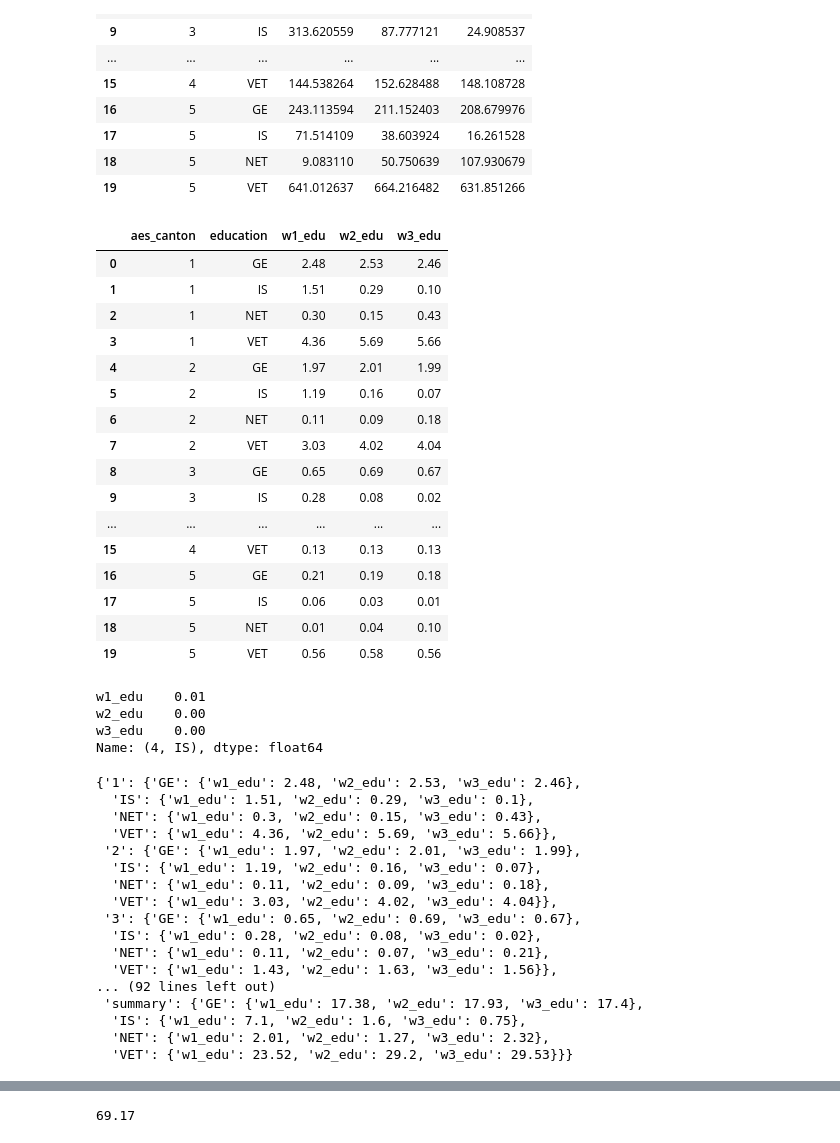
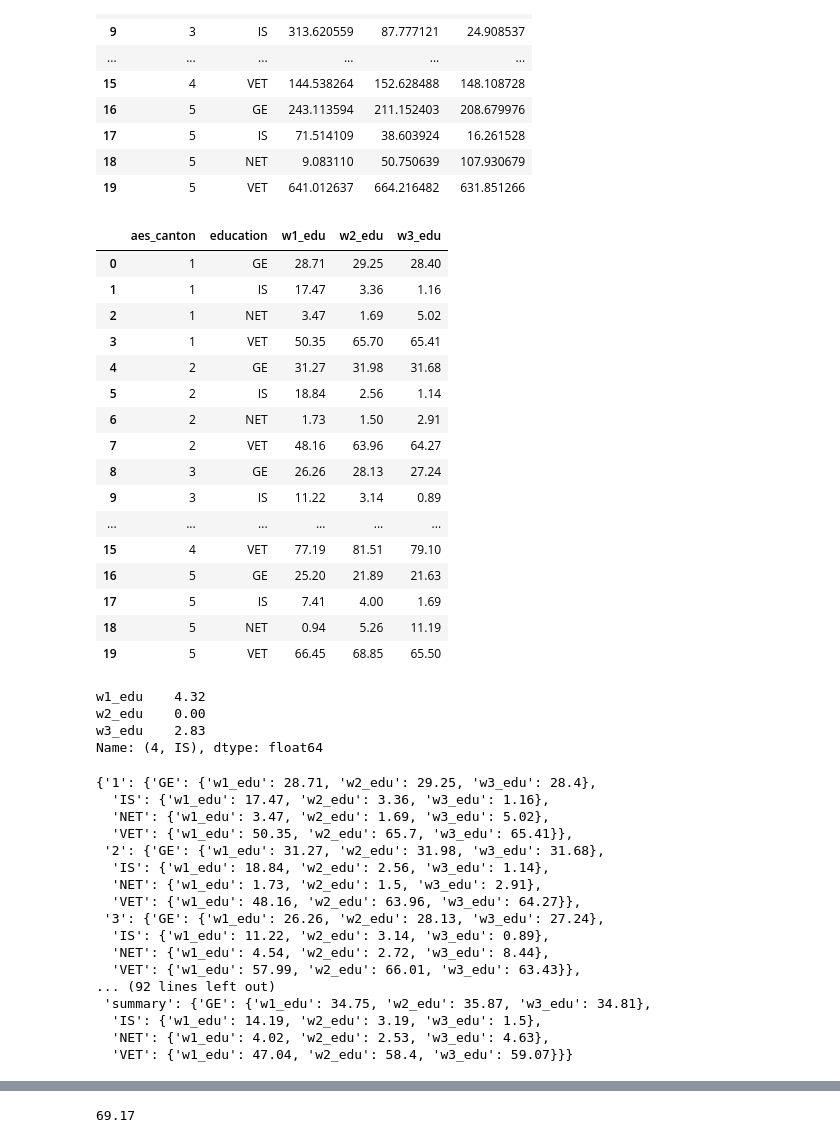
Before and after one commit to CptMeh/TREE-Visualisation, a Jupyter notebook: data/data_curration.ipynb, the cells around one changed output, grey strips where cells are left out. Cells and saved outputs as stored; diff of their text form; code cells hidden in the pictures.

Commit message:
data in % per canton to 1 percentile

```diff
--- a/data/data_curration.ipynb
+++ b/data/data_curration.ipynb
@@ -119,51 +119,51 @@ edu_count.head(20)
 # %%
 '''
 Summarise the columns w1_weighted_count, w2_weighted_count, and w3_weighted_count across all aes_canton for each education category,
 and then append these summaries back to your original DataFrame.
 '''
 
 summary_df = edu_count.groupby('education').sum().reset_index()
 summary_df.drop('aes_canton', axis=1, inplace=True)
 summary_df['aes_canton'] = 'summary'
 final_df = pd.concat([edu_count, summary_df], ignore_index=True)
 final_df.fillna(0.0, inplace=True)
 
-group_sums = final_df.groupby('aes_canton')['w1_edu', 'w2_edu', 'w3_edu'].transform('sum')
+group_sums = final_df.groupby('aes_canton')[['w1_edu', 'w2_edu', 'w3_edu']].transform('sum')
 
 # Convert each column to a percentage of its total
-final_df['w1_edu'] = ((final_df['w1_edu'] / group_sums['w1_edu']) * 100).round(2)
-final_df['w2_edu'] = ((final_df['w2_edu'] / group_sums['w2_edu']) * 100).round(2)
-final_df['w3_edu'] = ((final_df['w3_edu'] / group_sums['w3_edu']) * 100).round(2)
+final_df['w1_edu'] = ((final_df['w1_edu'] / group_sums['w1_edu']) * 100).round(1)
+final_df['w2_edu'] = ((final_df['w2_edu'] / group_sums['w2_edu']) * 100).round(1)
+final_df['w3_edu'] = ((final_df['w3_edu'] / group_sums['w3_edu']) * 100).round(1)
 
 
 final_df.to_csv('./study-data/currated_data.csv')
 final_df.head(20)
 # %% [output]
 |  | aes_canton | education | w1_edu | w2_edu | w3_edu |
-| 0 | 1 | GE | 2.48 | 2.53 | 2.46 |
-| 1 | 1 | IS | 1.51 | 0.29 | 0.10 |
-| 2 | 1 | NET | 0.30 | 0.15 | 0.43 |
-| 3 | 1 | VET | 4.36 | 5.69 | 5.66 |
-| 4 | 2 | GE | 1.97 | 2.01 | 1.99 |
-| 5 | 2 | IS | 1.19 | 0.16 | 0.07 |
-| 6 | 2 | NET | 0.11 | 0.09 | 0.18 |
-| 7 | 2 | VET | 3.03 | 4.02 | 4.04 |
-| 8 | 3 | GE | 0.65 | 0.69 | 0.67 |
-| 9 | 3 | IS | 0.28 | 0.08 | 0.02 |
+| 0 | 1 | GE | 28.71 | 29.25 | 28.40 |
+| 1 | 1 | IS | 17.47 | 3.36 | 1.16 |
+| 2 | 1 | NET | 3.47 | 1.69 | 5.02 |
+| 3 | 1 | VET | 50.35 | 65.70 | 65.41 |
+| 4 | 2 | GE | 31.27 | 31.98 | 31.68 |
+| 5 | 2 | IS | 18.84 | 2.56 | 1.14 |
+| 6 | 2 | NET | 1.73 | 1.50 | 2.91 |
+| 7 | 2 | VET | 48.16 | 63.96 | 64.27 |
+| 8 | 3 | GE | 26.26 | 28.13 | 27.24 |
+| 9 | 3 | IS | 11.22 | 3.14 | 0.89 |
 | ... | ... | ... | ... | ... | ... |
-| 15 | 4 | VET | 0.13 | 0.13 | 0.13 |
-| 16 | 5 | GE | 0.21 | 0.19 | 0.18 |
-| 17 | 5 | IS | 0.06 | 0.03 | 0.01 |
-| 18 | 5 | NET | 0.01 | 0.04 | 0.10 |
-| 19 | 5 | VET | 0.56 | 0.58 | 0.56 |
+| 15 | 4 | VET | 77.19 | 81.51 | 79.10 |
+| 16 | 5 | GE | 25.20 | 21.89 | 21.63 |
+| 17 | 5 | IS | 7.41 | 4.00 | 1.69 |
+| 18 | 5 | NET | 0.94 | 5.26 | 11.19 |
+| 19 | 5 | VET | 66.45 | 68.85 | 65.50 |
 # %%
 multi_index_df = final_df.set_index(['aes_canton', 'education'])
 multi_index_df.to_csv('./study-data/currated_data.csv')
 multi_index_df.loc[(4, 'IS')]
 # %% [output]
-w1_edu    0.01
+w1_edu    4.32
 w2_edu    0.00
-w3_edu    0.00
+w3_edu    2.83
 Name: (4, IS), dtype: float64
 # %%
 details = {}
@@ -180,23 +180,23 @@ for canton_id in multi_index_df.index.get_level_values('aes_canton').unique():
 
 details
 # %% [output]
-{'1': {'GE': {'w1_edu': 2.48, 'w2_edu': 2.53, 'w3_edu': 2.46},
-  'IS': {'w1_edu': 1.51, 'w2_edu': 0.29, 'w3_edu': 0.1},
-  'NET': {'w1_edu': 0.3, 'w2_edu': 0.15, 'w3_edu': 0.43},
-  'VET': {'w1_edu': 4.36, 'w2_edu': 5.69, 'w3_edu': 5.66}},
- '2': {'GE': {'w1_edu': 1.97, 'w2_edu': 2.01, 'w3_edu': 1.99},
-  'IS': {'w1_edu': 1.19, 'w2_edu': 0.16, 'w3_edu': 0.07},
-  'NET': {'w1_edu': 0.11, 'w2_edu': 0.09, 'w3_edu': 0.18},
-  'VET': {'w1_edu': 3.03, 'w2_edu': 4.02, 'w3_edu': 4.04}},
- '3': {'GE': {'w1_edu': 0.65, 'w2_edu': 0.69, 'w3_edu': 0.67},
-  'IS': {'w1_edu': 0.28, 'w2_edu': 0.08, 'w3_edu': 0.02},
-  'NET': {'w1_edu': 0.11, 'w2_edu': 0.07, 'w3_edu': 0.21},
-  'VET': {'w1_edu': 1.43, 'w2_edu': 1.63, 'w3_edu': 1.56}},
+{'1': {'GE': {'w1_edu': 28.71, 'w2_edu': 29.25, 'w3_edu': 28.4},
+  'IS': {'w1_edu': 17.47, 'w2_edu': 3.36, 'w3_edu': 1.16},
+  'NET': {'w1_edu': 3.47, 'w2_edu': 1.69, 'w3_edu': 5.02},
+  'VET': {'w1_edu': 50.35, 'w2_edu': 65.7, 'w3_edu': 65.41}},
+ '2': {'GE': {'w1_edu': 31.27, 'w2_edu': 31.98, 'w3_edu': 31.68},
+  'IS': {'w1_edu': 18.84, 'w2_edu': 2.56, 'w3_edu': 1.14},
+  'NET': {'w1_edu': 1.73, 'w2_edu': 1.5, 'w3_edu': 2.91},
+  'VET': {'w1_edu': 48.16, 'w2_edu': 63.96, 'w3_edu': 64.27}},
+ '3': {'GE': {'w1_edu': 26.26, 'w2_edu': 28.13, 'w3_edu': 27.24},
+  'IS': {'w1_edu': 11.22, 'w2_edu': 3.14, 'w3_edu': 0.89},
+  'NET': {'w1_edu': 4.54, 'w2_edu': 2.72, 'w3_edu': 8.44},
+  'VET': {'w1_edu': 57.99, 'w2_edu': 66.01, 'w3_edu': 63.43}},
 ... (92 lines left out)
- 'summary': {'GE': {'w1_edu': 17.38, 'w2_edu': 17.93, 'w3_edu': 17.4},
-  'IS': {'w1_edu': 7.1, 'w2_edu': 1.6, 'w3_edu': 0.75},
-  'NET': {'w1_edu': 2.01, 'w2_edu': 1.27, 'w3_edu': 2.32},
-  'VET': {'w1_edu': 23.52, 'w2_edu': 29.2, 'w3_edu': 29.53}}}
+ 'summary': {'GE': {'w1_edu': 34.75, 'w2_edu': 35.87, 'w3_edu': 34.81},
+  'IS': {'w1_edu': 14.19, 'w2_edu': 3.19, 'w3_edu': 1.5},
+  'NET': {'w1_edu': 4.02, 'w2_edu': 2.53, 'w3_edu': 4.63},
+  'VET': {'w1_edu': 47.04, 'w2_edu': 58.4, 'w3_edu': 59.07}}}
 # %%
 sorted_by_wave = {}
 
```
Also changed, not shown: parts of 1 cell of this notebook, 3 other files.
